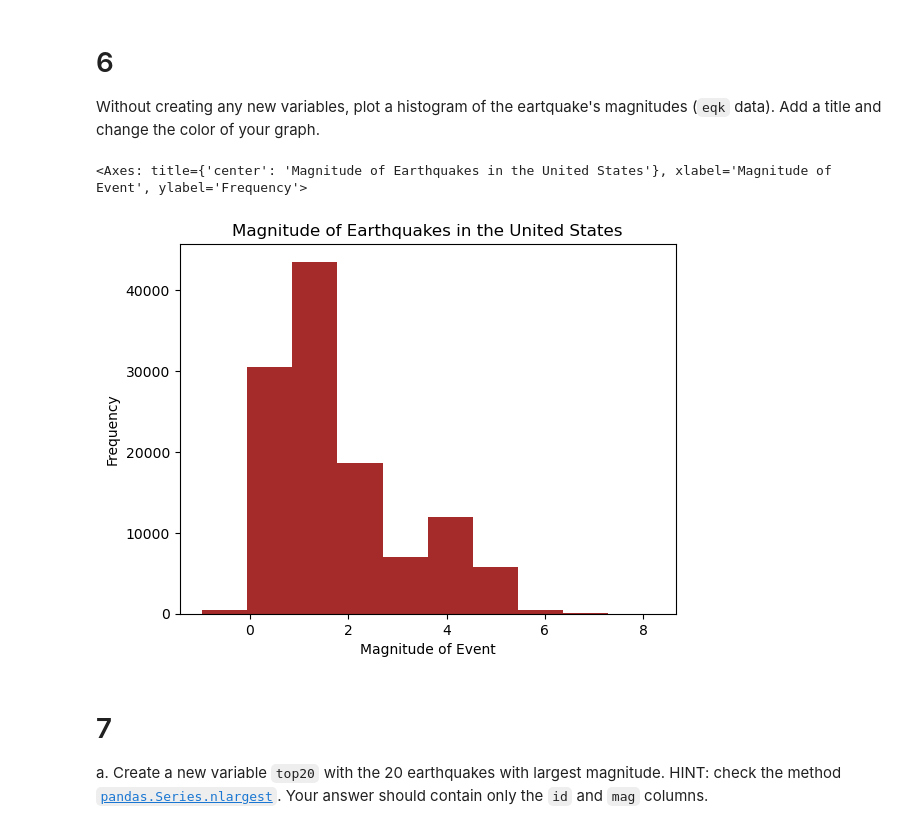
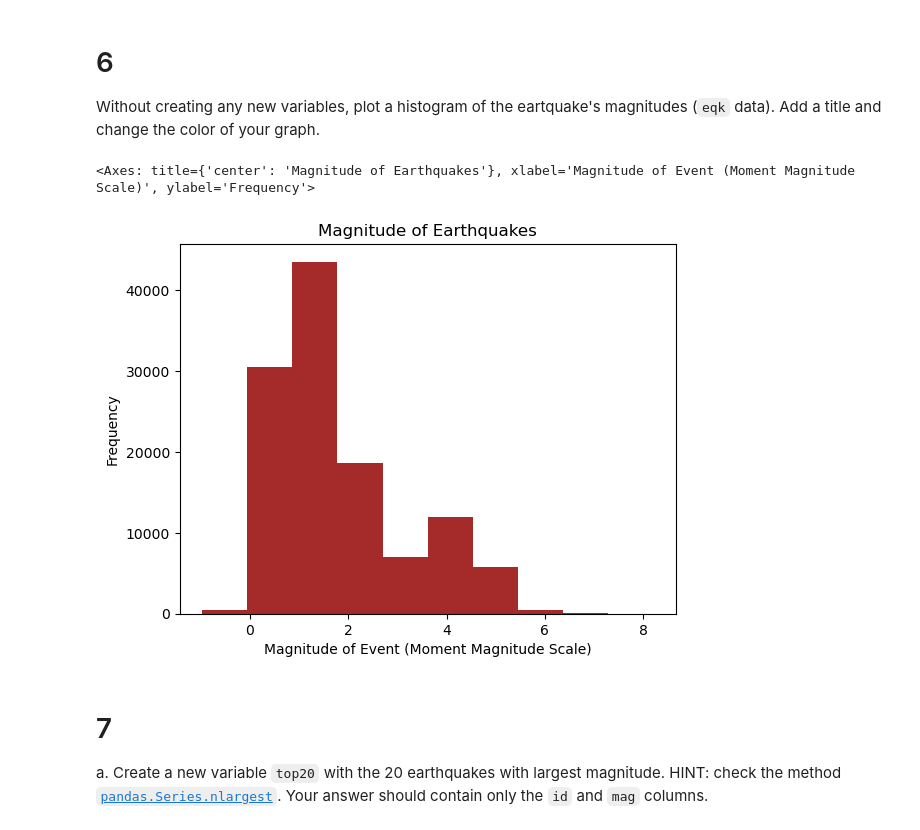
Before and after one commit to sofiasarak/eds220-hwk1, a Jupyter notebook: task3/hwk1-task3-earthquakes.ipynb, the cells around one changed output. Drawn from its saved outputs; the diff is of its cells as text; code cells hidden in the pictures.

```diff
--- a/task3/hwk1-task3-earthquakes.ipynb
+++ b/task3/hwk1-task3-earthquakes.ipynb
@@ -179,13 +199,15 @@ q5 results: All test cases passed!
 # 6
 Without creating any new variables, plot a histogram of the eartquake's magnitudes (`eqk` data). Add a title and change the color of your graph.
 # %%
+# Using the .plot() method, with the argument kind = 'hist' to create a histogram of the data
+# via method chaining (no new variables created)
 eqk['mag'].plot(kind = 'hist',
-               title = "Magnitude of Earthquakes in the United States",
+               title = "Magnitude of Earthquakes",
                color = 'brown',
-               xlabel = 'Magnitude of Event')
+               xlabel = 'Magnitude of Event (Moment Magnitude Scale)')
 # %% [output]
-<Axes: title={'center': 'Magnitude of Earthquakes in the United States'}, xlabel='Magnitude of Event', ylabel='Frequency'>
+<Axes: title={'center': 'Magnitude of Earthquakes'}, xlabel='Magnitude of Event (Moment Magnitude Scale)', ylabel='Frequency'>
-[figure, old version]
+[figure, new version]
 # %% [markdown]
 <!-- END QUESTION -->
 
```
Also changed, not shown: parts of 29 cells of this notebook.
